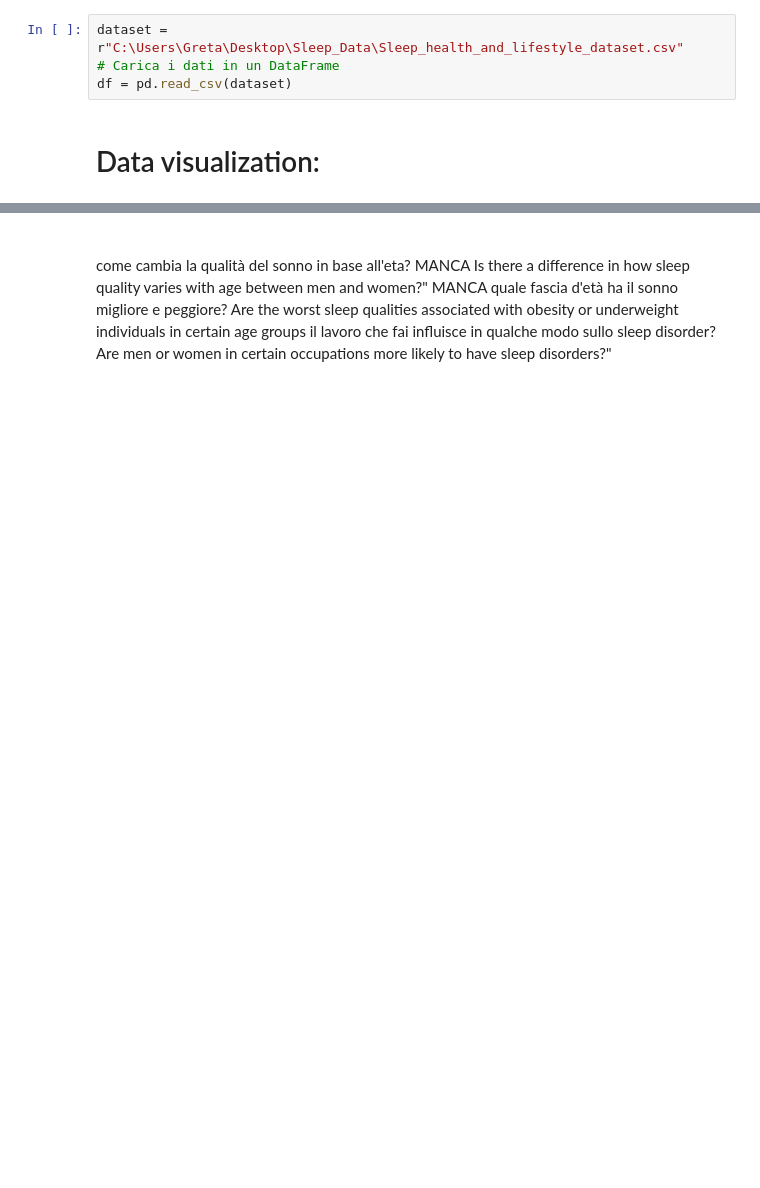
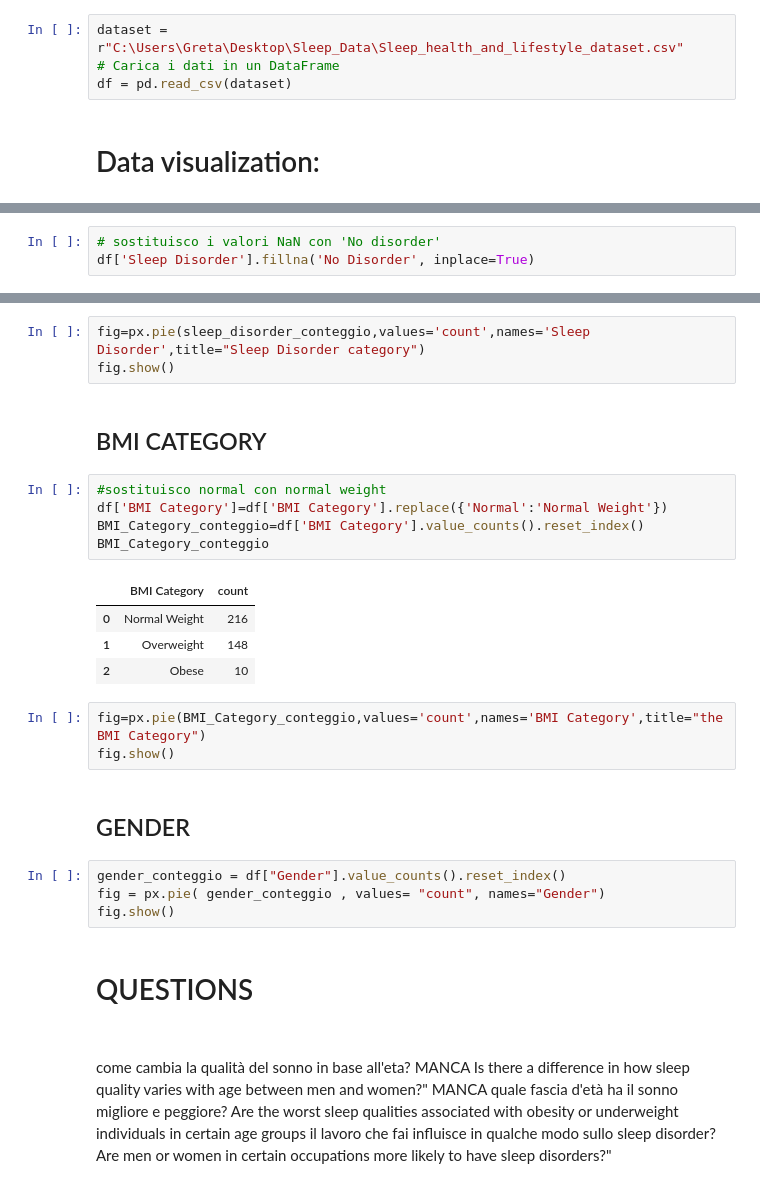
Before and after one commit to gretaquadranti/DataVisualization, a Jupyter notebook: dataViz_notebook.ipynb, the cells around one changed output, grey strips where cells are left out. Cells and saved outputs as stored; diff of their text form; blank space fills up the shorter version.

```diff
--- a/dataViz_notebook.ipynb
+++ b/dataViz_notebook.ipynb
@@ -49,0 +92,3 @@ Index(['Person ID', 'Gender', 'Age', 'Occupation', 'Sleep Duration',
+# %%
+# sostituisco i valori NaN con 'No disorder'
+df['Sleep Disorder'].fillna('No Disorder', inplace=True)
@@ -50,3 +103,29 @@ Index(['Person ID', 'Gender', 'Age', 'Occupation', 'Sleep Duration',
+# %%
+fig=px.pie(sleep_disorder_conteggio,values='count',names='Sleep Disorder',title="Sleep Disorder category")
+fig.show()
+# %% [markdown]
+## BMI CATEGORY
+# %%
+#sostituisco normal con normal weight
+df['BMI Category']=df['BMI Category'].replace({'Normal':'Normal Weight'})
+BMI_Category_conteggio=df['BMI Category'].value_counts().reset_index()
+BMI_Category_conteggio
+# %% [output]
+|  | BMI Category | count |
+| 0 | Normal Weight | 216 |
+| 1 | Overweight | 148 |
+| 2 | Obese | 10 |
+# %%
+fig=px.pie(BMI_Category_conteggio,values='count',names='BMI Category',title="the BMI Category")
+fig.show()
+# %% [markdown]
+## GENDER
+# %%
+gender_conteggio = df["Gender"].value_counts().reset_index()
+fig = px.pie( gender_conteggio , values= "count", names="Gender")
+fig.show()
+# %% [markdown]
+# QUESTIONS
 # %% [markdown]
 ###
 come cambia la qualità del sonno in base all'eta? MANCA Is there a difference in how sleep quality varies with age between men and women?"
```
Also changed, not shown: parts of 27 cells of this notebook.
